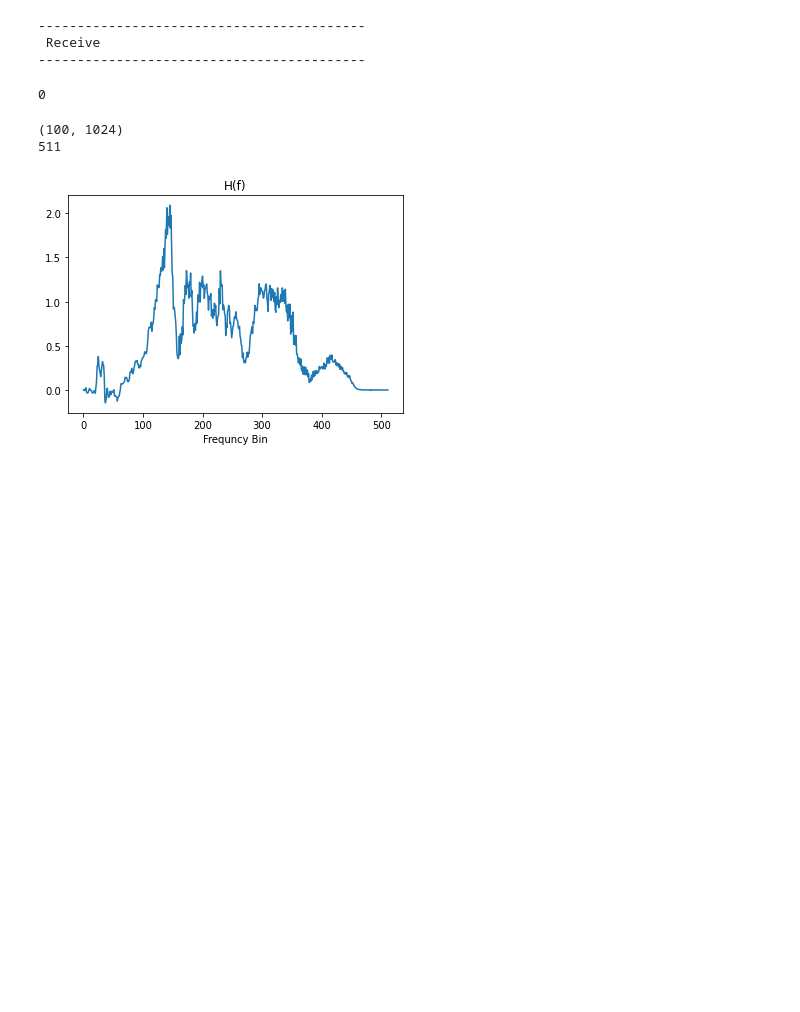
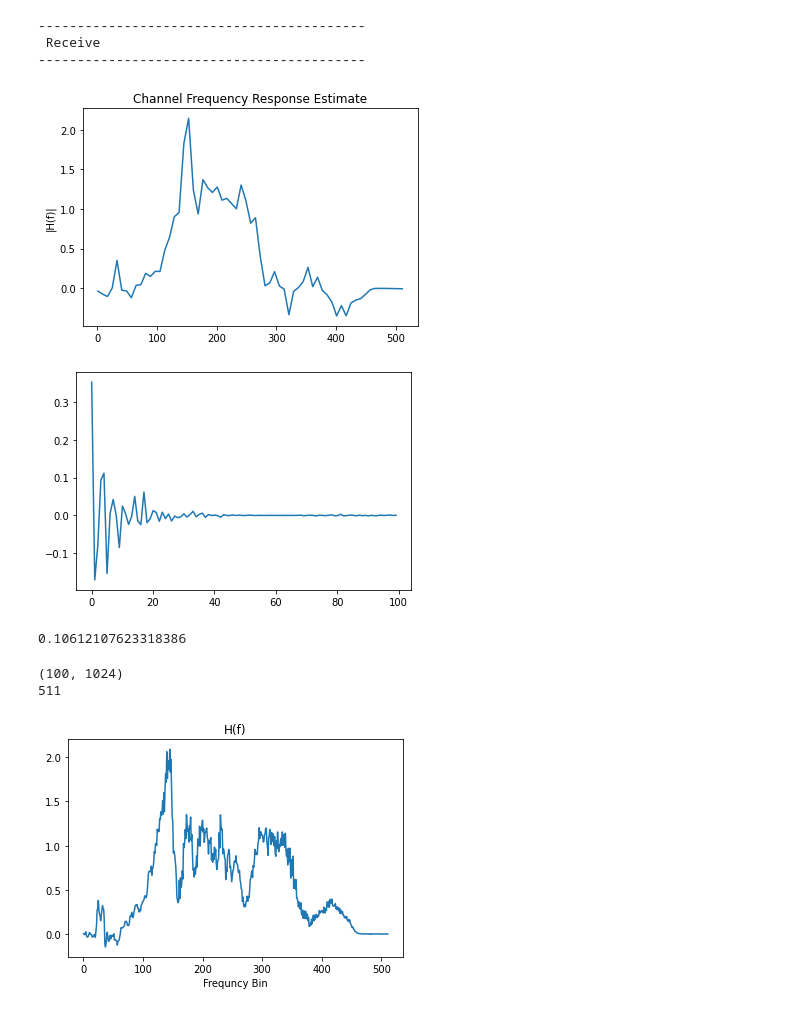
Before and after one commit to adamg-97/GF3-audio-modem, a Jupyter notebook: Audio.ipynb, the cells around one changed output. Drawn from its saved outputs; the diff is of its cells as text; code cells hidden in the pictures; blank space fills up the shorter version.

```diff
--- a/Audio.ipynb
+++ b/Audio.ipynb
@@ -54,16 +46,19 @@ NameError: name 'signal' is not defined
 # %%
-rx = receiver(ofdm_symbol_size, cp_length, "QPSK")
+rx = receiver(ofdm_symbol_size, cp_length, modulation, P=pilots_per_block, pilot_value=pilot_value)
 
-rx_bits = rx.receive(signal)
+rx_bits = rx.receive(signal_rx)
+rx.graphs()
 # %% [output]
 ------------------------------------------
  Receive
 ------------------------------------------
+[figure, added]
+[figure, added]
 # %%
 errs = np.sum(abs(bits-rx_bits))
-errs
+errs/len(bits)
 # %% [output]
-0
+0.10612107623318386
 # %%
 
 
```
Also changed, not shown: parts of 6 cells of this notebook, 1 other file.
